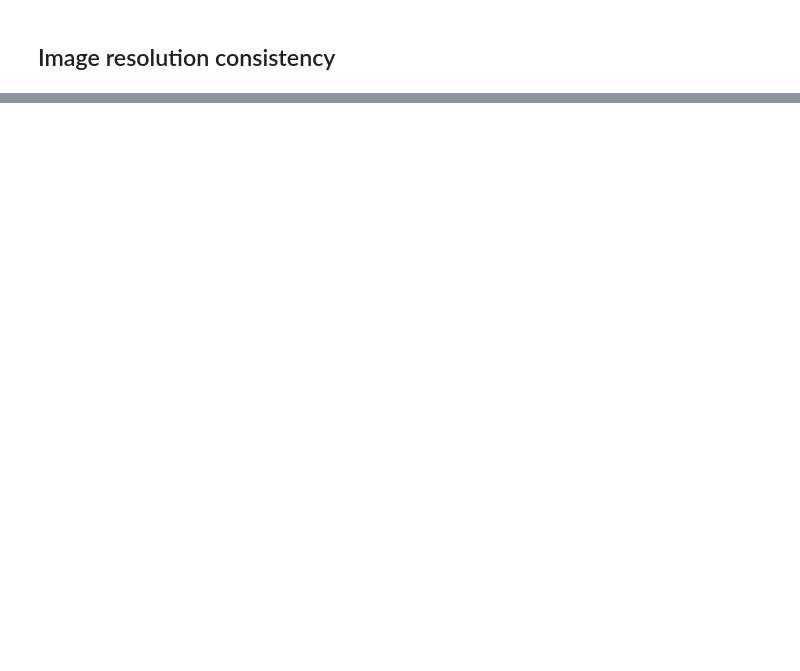
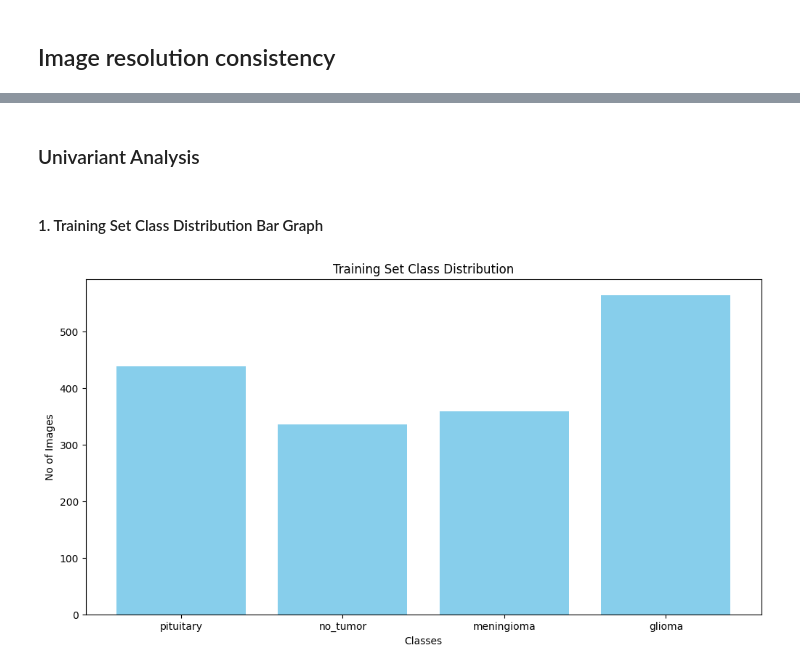
Before and after one commit to Jan2309jr/Brain-Tumor-MRI-Image-Classification, a Jupyter notebook: brain-tumor-detection.ipynb, the cells around one changed output, grey strips where cells are left out. Drawn from its saved outputs; the diff is of its cells as text; code cells hidden in the pictures; blank space fills up the shorter version.

```diff
--- a/brain-tumor-detection.ipynb
+++ b/brain-tumor-detection.ipynb
@@ -219,0 +188,19 @@ Resolution (640, 640): 1695 images
+# %% [markdown]
+### Univariant Analysis
+# %% [markdown]
+#### 1. Training Set Class Distribution Bar Graph
+# %%
+list1=[]
+count=[]
+for i in os.listdir(train_path):
+    if(os.path.isdir(os.path.join(train_path,i))):
+        list1.append(i)
+        count.append(len(os.listdir(os.path.join(train_path,i))))
+plt.figure(figsize=(12,6))
+plt.bar(list1,count,color="skyblue")
+plt.title("Training Set Class Distribution")
+plt.ylabel("No of Images")
+plt.xlabel("Classes")
+plt.show()
+# %% [output]
+[figure, added]
```
Also changed, not shown: parts of 26 cells of this notebook.
